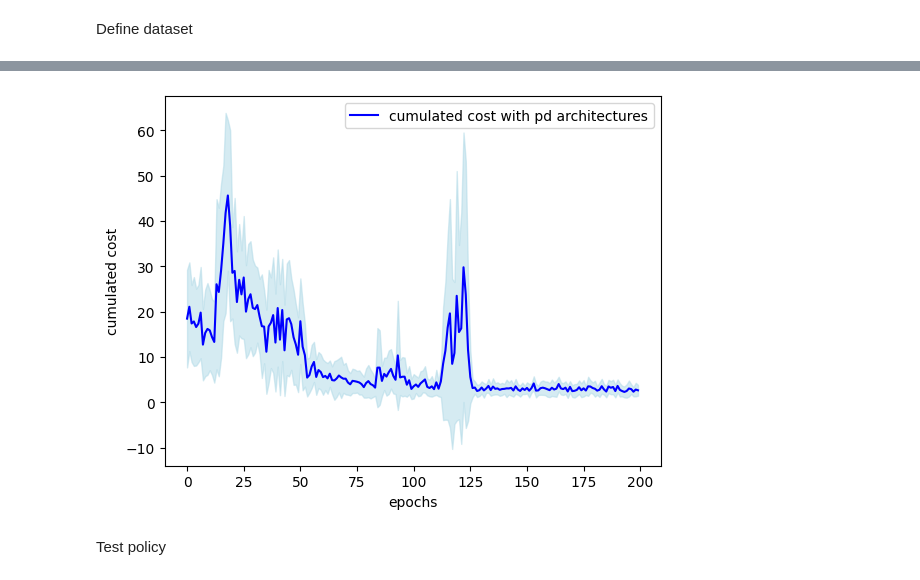
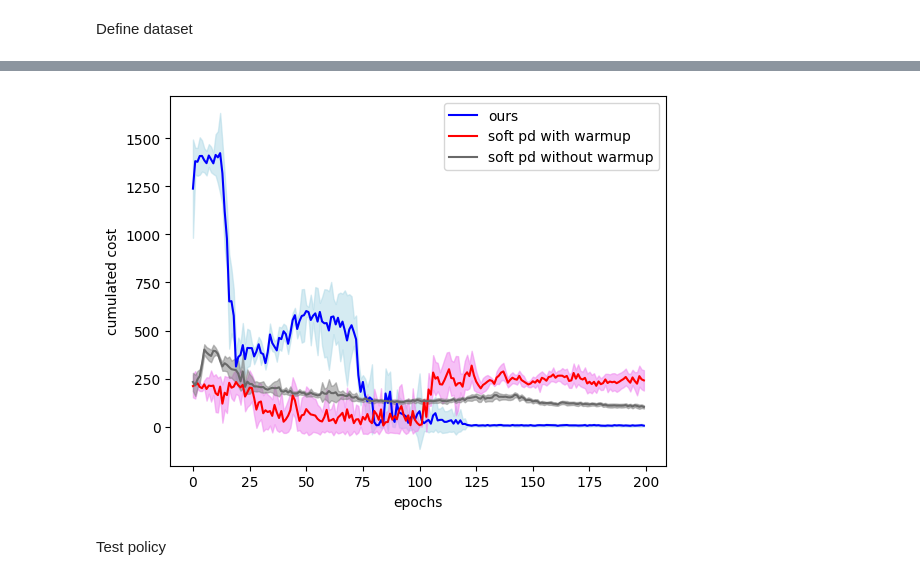
Before and after one commit to HaoxiangYou/Q_Learning_with_HJB, a Jupyter notebook: examples/drone_hovering.ipynb, the cells around one changed output, grey strips where cells are left out. Saved outputs shown, nothing was run; the diff lists cells and outputs as text; code cells hidden in the pictures.

Commit message:
add soft PD methods to Drones

```diff
--- a/examples/drone_hovering.ipynb
+++ b/examples/drone_hovering.ipynb
@@ -47,8 +44,8 @@ dt = dynamics_config.dt
 maximum_rollout_step = 200
 xf = np.array([0,0,0,0,0,0])
 uf = np.array([4.905, 4.905])
-obs_min = np.array([-2,-2,-1.5,-5,-5,-2])
-obs_max = np.array([2,2,1.5,5,5,2])
+obs_min = np.array([-3,-3,-1.5,-5,-5,-2])
+obs_max = np.array([3,3,1.5,5,5,2])
 
 Q = np.eye(6)
 R = np.eye(2)
@@ -90,6 +87,7 @@ class SoftPDValueApproximator(nn.Module):
         y = nn.Dense(128)(y)
         y = nn.relu(y)
         y = nn.Dense(64)(y)
+        y = nn.relu(y)
         y = nn.Dense(1)(y)
 
         return y.squeeze()
@@ -105,6 +103,8 @@ class StateDataset(Dataset):
     def __getitem__(self, index):
         return self.xs[index]
 # %%
+far_away = np.array([10,10,4,20,20,20])
+
 def running_cost(x, u):
     x_diff = dynamics.states_wrap(x - xf)
     u_diff = u - uf
@@ -125,9 +125,14 @@ def rollout_trajectory(get_control_efforts):
             else:
                 trajectory.append(x)
 
-                u = get_control_efforts(x)
-                x = dynamics.simulate(x,u)
-                cumulated_cost += dt * running_cost(x, u)
+        u = get_control_efforts(x)
+        x = dynamics.simulate(x,u)
+        cumulated_cost += dt * running_cost(x, u)
+
+        # Without proper control, the drone can fly far away quickly yield very big cumulated cost.
+        # For visialization purpose, we stop simulating when the drone fly far away.
+        if np.any(np.abs(dynamics.states_wrap(x - xf)) > far_away):
+            break
 
     return trajectory, cumulated_cost
 # %%
@@ -179,8 +184,8 @@ def pd_params_update(params, states, optimizer_state, xs):
     return params, updated_states, optimizer_state, loss
 
 pd_losses = []
-
-for epoch in range(200):
+epochs = 150
+for epoch in range(epochs):
 
     cumulated_cost_list = []
     trajectory_length = 0
@@ -197,6 +202,7 @@ for epoch in range(200):
     for i, xs in enumerate(dataloader):
         pd_model_params, pd_model_states, pd_optimizer_states, pd_loss = pd_params_update(pd_model_params, pd_model_states, pd_optimizer_states, xs)
         pd_total_loss += pd_loss
+
     pd_losses.append(pd_total_loss / len(dataloader))
     if (epoch+1) % 10 == 0:
         print(f"epoch:{epoch+1} loss:{pd_total_loss / len(dataloader)}, cumulated cost:{np.mean(cumulated_cost_list)}, avg trajectory length: {trajectory_length / 20}")
@@ -227,15 +416,29 @@ epoch:200 loss:0.017581207677721977, cumulated cost:2.6462395265593996, avg traj
 # %%
-plt.plot(pd_cumulated_cost_during_learning_mean, color="blue", label="cumulated cost with pd architectures")
+plt.figure()
+
+plt.plot(pd_cumulated_cost_during_learning_mean, color="blue", label="ours")
 plt.fill_between(range(len(pd_cumulated_cost_during_learning_mean)),
                  pd_cumulated_cost_during_learning_mean+pd_cumulated_cost_during_learning_std,
                  pd_cumulated_cost_during_learning_mean-pd_cumulated_cost_during_learning_std, color="lightblue", alpha=0.5)
+
+plt.plot(soft_pd_cumulated_cost_during_learning_mean, color="red", label="soft pd with warmup")
+plt.fill_between(range(len(soft_pd_cumulated_cost_during_learning_mean)),
+                soft_pd_cumulated_cost_during_learning_mean+soft_pd_cumulated_cost_during_learning_std,
+                soft_pd_cumulated_cost_during_learning_mean - soft_pd_cumulated_cost_during_learning_std,
+                color="violet", alpha=0.5)
+
+plt.plot(soft_pd_without_warmup_cumulated_cost_during_learning_mean, color="dimgray", label="soft pd without warmup")
+plt.fill_between(range(len(soft_pd_cumulated_cost_during_learning_mean)),
+                soft_pd_without_warmup_cumulated_cost_during_learning_mean + soft_pd_without_warmup_cumulated_cost_during_learning_std,
+                soft_pd_without_warmup_cumulated_cost_during_learning_mean - soft_pd_without_warmup_cumulated_cost_during_learning_std,
+                color="gray", alpha=0.5)
 
 plt.legend()
 plt.xlabel("epochs")
 plt.ylabel("cumulated cost")
 plt.show()
 # %% [output]
-[figure, old version]
+[figure, new version]
 # %% [markdown]
 Test policy
 # %%
```
Also changed, not shown: parts of 7 cells of this notebook.
